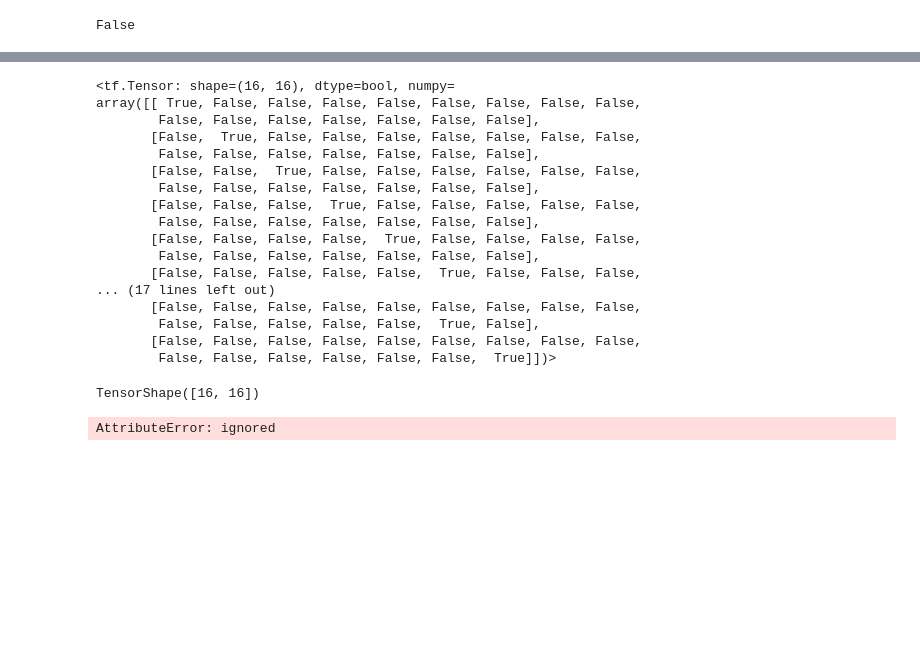
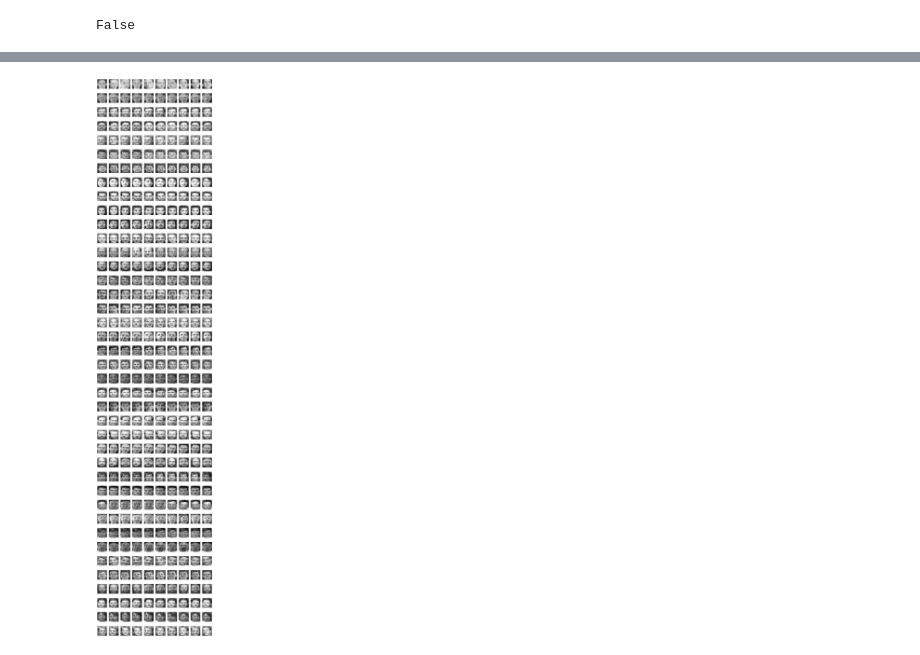
Before and after one commit to IvLabs/Face-Unlock, a Jupyter notebook: FaceNet.ipynb, the cells around one changed output, grey strips where cells are left out. Cells and saved outputs as stored; diff of their text form; code cells hidden in the pictures; blank space fills up the shorter version.

```diff
--- a/FaceNet.ipynb
+++ b/FaceNet.ipynb
@@ -43,26 +47,10 @@ seed_init()
 # ref : https://discuss.pytorch.org/t/random-seed-initialization/7854/19
 # %%
 PATH = '/content/drive/MyDrive/Colab Notebooks/att_face_dataset/'
-# %%
-def pil_loader(path: str) -> Image.Image:
-    # open path as file to avoid ResourceWarning (https://github.com/python-pillow/Pillow/issues/835)
-    with open(path, 'rb') as f:
-        img = Image.open(f)
-        return img.convert()
-
-class AttDataset(ImageFolder):
-
-    def __init__(
-        self,
-        path: str,
-        transform: Optional[Callable] = ToTensor()
-    ):
-        super(AttDataset, self).__init__(path,transform, loader=pil_loader)
-
-# ref: https://pytorch.org/vision/stable/_modules/torchvision/datasets/folder.html#ImageFolder
 # %%
 process = transforms.Compose([
     transforms.Resize((224,224), interpolation= transforms.InterpolationMode.BICUBIC),
+    transforms.Grayscale(),
     transforms.ToTensor(),
     transforms.Normalize(mean=0.4422, std=0.1931),
 ])
@@ -296,29 +71,15 @@ array([[False,  True,  True,  True, False, False, False, False, False,
-# %%
-indices_equal = tf.cast(tf.eye(tf.shape(labels)[0]), tf.bool)
-indices_equal
-# %% [output]
-<tf.Tensor: shape=(16, 16), dtype=bool, numpy=
-array([[ True, False, False, False, False, False, False, False, False,
-        False, False, False, False, False, False, False],
-       [False,  True, False, False, False, False, False, False, False,
-        False, False, False, False, False, False, False],
-       [False, False,  True, False, False, False, False, False, False,
-        False, False, False, False, False, False, False],
-       [False, False, False,  True, False, False, False, False, False,
-        False, False, False, False, False, False, False],
-       [False, False, False, False,  True, False, False, False, False,
-        False, False, False, False, False, False, False],
-       [False, False, False, False, False,  True, False, False, False,
-... (17 lines left out)
-       [False, False, False, False, False, False, False, False, False,
-        False, False, False, False, False,  True, False],
-       [False, False, False, False, False, False, False, False, False,
-        False, False, False, False, False, False,  True]])>
-# %%
-indices_equal.shape
-# %% [output]
-TensorShape([16, 16])
-# %%
-torch.eye(labels.shape[0]).BoolTensor
-# %% [output]
-AttributeError: ignored
+# %%
+_,axxr = plt.subplots(40,10, figsize=(12,60))
+for i, ax in enumerate(axxr.flatten()):
+    ax.imshow(dataset[i][0].squeeze(), cmap="gray")
+    ax.axis('off')
+plt.axis('off')
+plt.show()
+# for i in range(40):
+#     for j in range(10):
+#         axxr[i][j].imshow(att_dataset[i][j].squeeze(), cmap='gray')
+# plt.setp(plt.gcf().get_axes(), xticks=[], yticks=[])
+# # ref : https://stackoverflow.com/questions/25124143/matplotlib-subplots-get-rid-of-tick-labels-altogether
+# plt.show()
+# %% [output]
+[figure, added]
```
Also changed, not shown: parts of 43 cells of this notebook.
